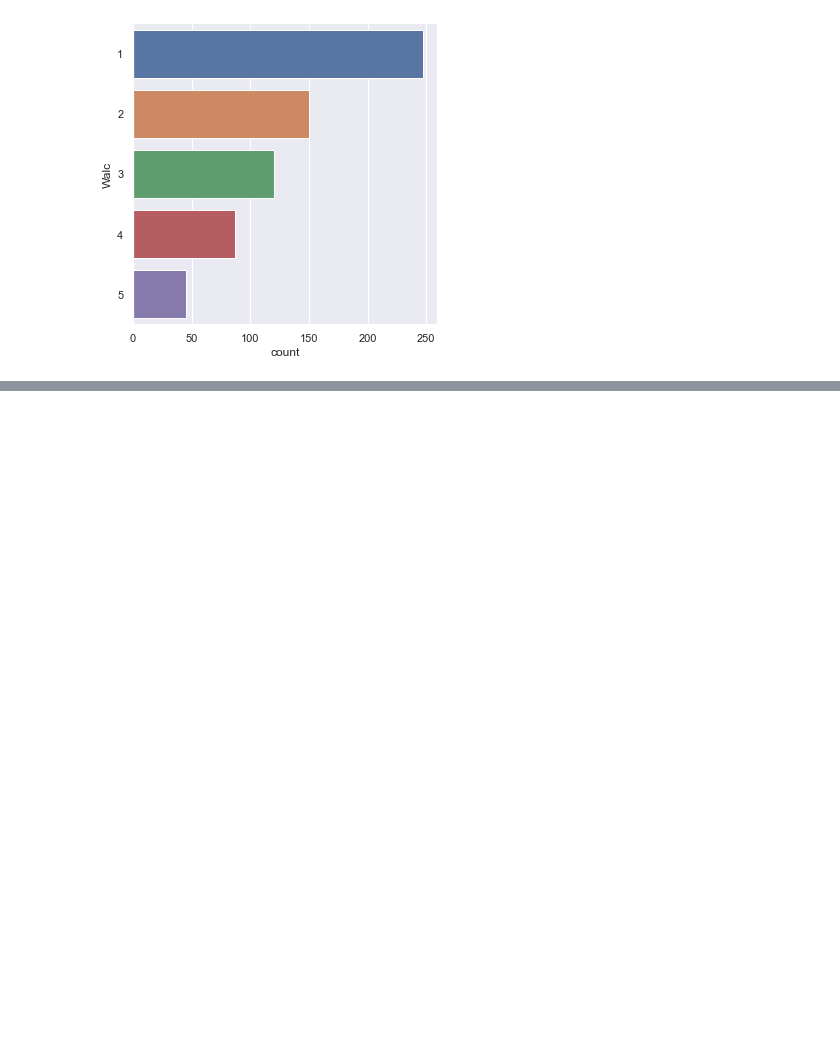
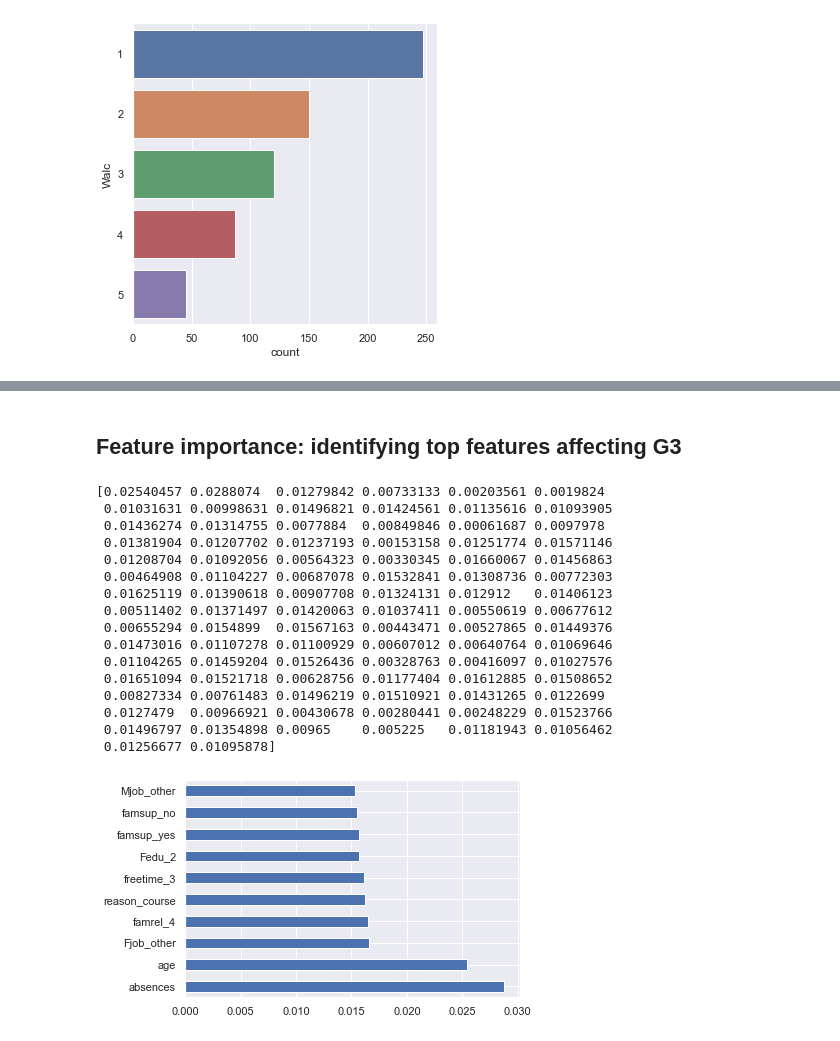
Before and after one commit to potatopotati/SC1015-mini-project, a Jupyter notebook: mini proj.ipynb, the cells around one changed output, grey strips where cells are left out. Saved outputs shown, nothing was run; the diff lists cells and outputs as text; code cells hidden in the pictures; blank space fills up the shorter version.

```diff
--- a/mini proj.ipynb
+++ b/mini proj.ipynb
@@ -100,0 +128,2 @@ sb.catplot(y = 'Walc', data = grade_df, kind = "count")
+# %%
+grade_df.drop(columns=['G1','G2'],inplace=True)
@@ -100,0 +152,13 @@ sb.catplot(y = 'Walc', data = grade_df, kind = "count")
+# %%
+# Import the encoder from sklearn
+from sklearn.preprocessing import OneHotEncoder
+ohe = OneHotEncoder()
+
+# OneHotEncoding of categorical predictors (not the response)
+grade_cat = grade_df[['failures','school','sex','address','famsize','Pstatus','Medu','Fedu','Fjob','Mjob','reason','guardian','studytime','schoolsup','famsup','paid','activities','nursery','higher','internet','romantic','famrel','freetime','goout','Dalc','Walc','health']]
+ohe.fit(grade_cat)
+grade_cat_ohe = pd.DataFrame(ohe.transform(grade_cat).toarray(),
+                                  columns=ohe.get_feature_names(grade_cat.columns))
+
+# Check the encoded variables
+grade_cat_ohe.info()
@@ -100,0 +183,8 @@ sb.catplot(y = 'Walc', data = grade_df, kind = "count")
+# %%
+#combining numeric fratures with OHE categorical feature
+grade_num=grade_df[['age','absences']]
+grade_res=grade_df['G3']
+grade_ohe=pd.concat([grade_num,grade_cat_ohe,grade_res],
+                   sort=False,axis=1).reindex(index=grade_num.index)
+
+grade_ohe.info()
@@ -100,0 +209,33 @@ sb.catplot(y = 'Walc', data = grade_df, kind = "count")
+# %% [markdown]
+## Feature importance: identifying top features affecting G3
+# %%
+X = grade_ohe.iloc[:,0:92]  #independent columns
+y = grade_ohe.iloc[:,-1]    #target column i.e price range
+from sklearn.ensemble import ExtraTreesClassifier
+
+model = ExtraTreesClassifier()
+model.fit(X,y)
+
+print(model.feature_importances_) #use inbuilt class feature_importances of tree based classifiers
+#plot graph of feature importances for better visualization
+feat_importances = pd.Series(model.feature_importances_, index=X.columns)
+feat_importances.nlargest(10).plot(kind='barh')
+plt.show()
+# %% [output]
+[0.02540457 0.0288074  0.01279842 0.00733133 0.00203561 0.0019824
+ 0.01031631 0.00998631 0.01496821 0.01424561 0.01135616 0.01093905
+ 0.01436274 0.01314755 0.0077884  0.00849846 0.00061687 0.0097978
+ 0.01381904 0.01207702 0.01237193 0.00153158 0.01251774 0.01571146
+ 0.01208704 0.01092056 0.00564323 0.00330345 0.01660067 0.01456863
+ 0.00464908 0.01104227 0.00687078 0.01532841 0.01308736 0.00772303
+ 0.01625119 0.01390618 0.00907708 0.01324131 0.012912   0.01406123
+ 0.00511402 0.01371497 0.01420063 0.01037411 0.00550619 0.00677612
+ 0.00655294 0.0154899  0.01567163 0.00443471 0.00527865 0.01449376
+ 0.01473016 0.01107278 0.01100929 0.00607012 0.00640764 0.01069646
+ 0.01104265 0.01459204 0.01526436 0.00328763 0.00416097 0.01027576
+ 0.01651094 0.01521718 0.00628756 0.01177404 0.01612885 0.01508652
+ 0.00827334 0.00761483 0.01496219 0.01510921 0.01431265 0.0122699
+ 0.0127479  0.00966921 0.00430678 0.00280441 0.00248229 0.01523766
+ 0.01496797 0.01354898 0.00965    0.005225   0.01181943 0.01056462
+ 0.01256677 0.01095878]
+[figure, added]
```
Also changed, not shown: parts of 19 cells of this notebook.
